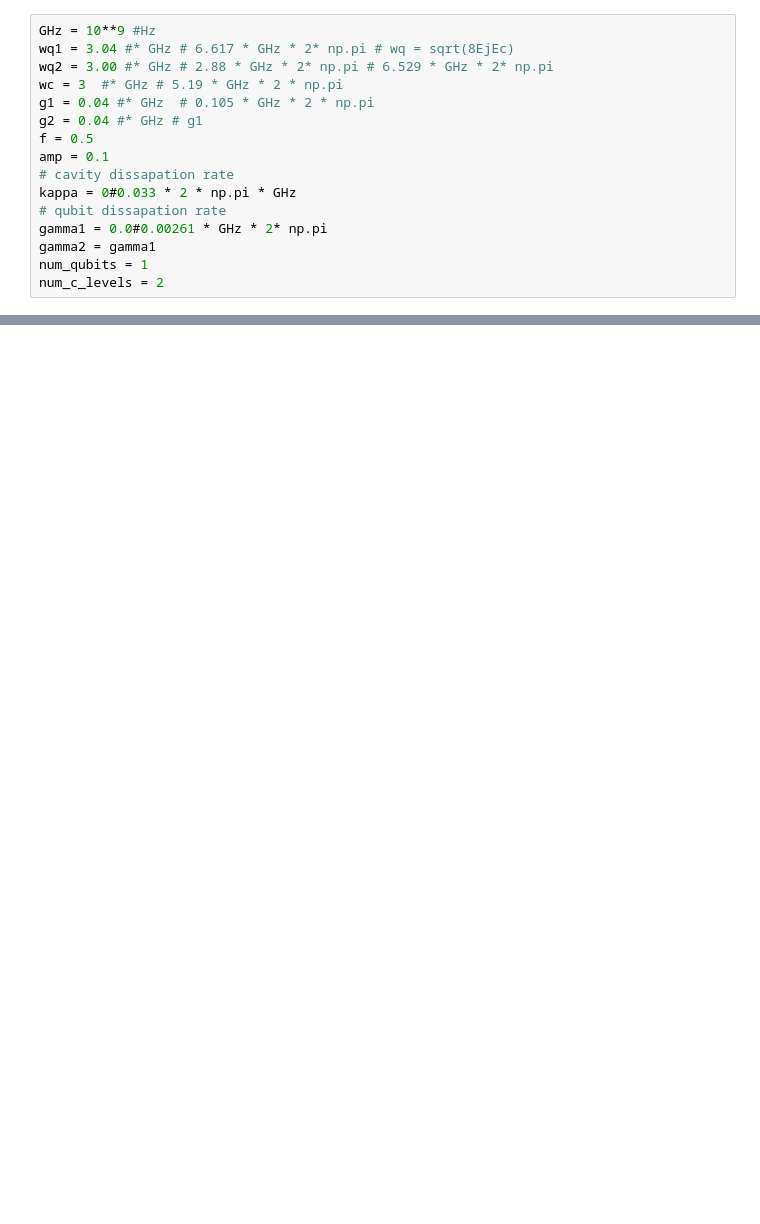
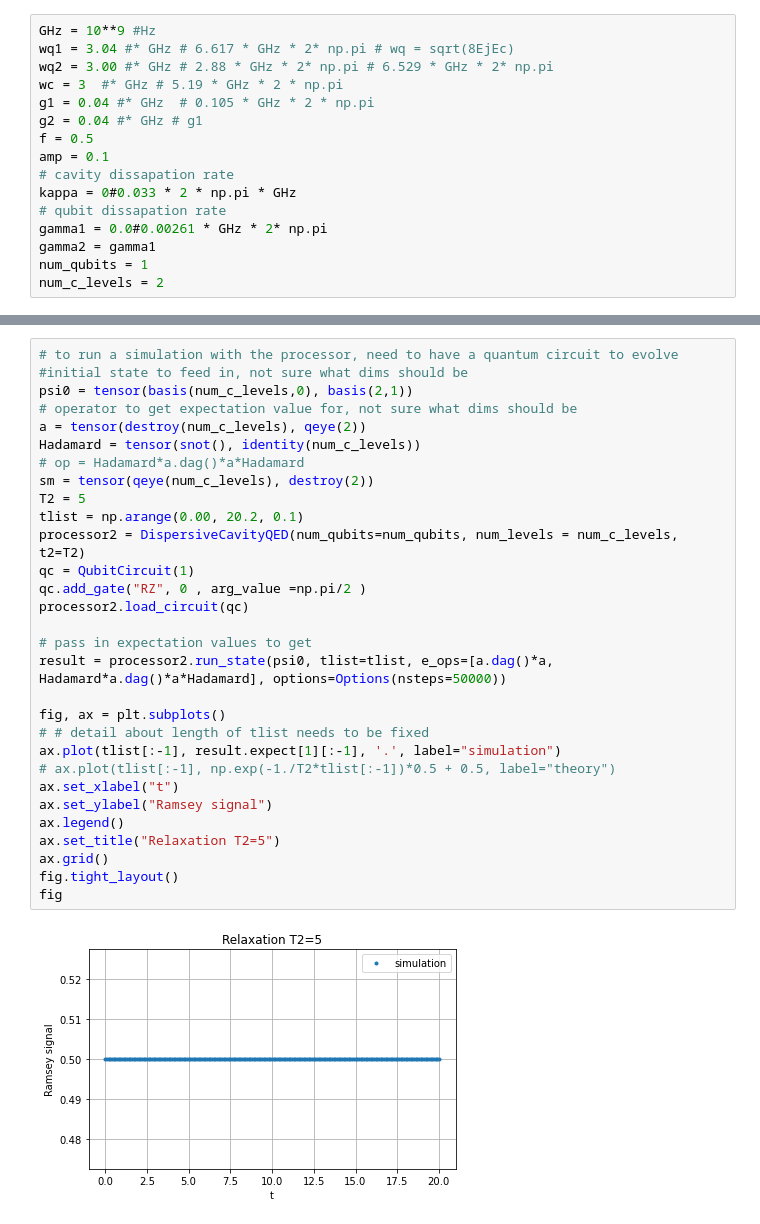
Before and after one commit to acatspirit/Fermilab2022, a Jupyter notebook: processor2Qubit.ipynb, the cells around one changed output, grey strips where cells are left out. Saved outputs shown, nothing was run; the diff lists cells and outputs as text; blank space fills up the shorter version.

```diff
--- a/processor2Qubit.ipynb
+++ b/processor2Qubit.ipynb
@@ -167,0 +107,32 @@ fig.show()
+# %%
+# to run a simulation with the processor, need to have a quantum circuit to evolve
+#initial state to feed in, not sure what dims should be
+psi0 = tensor(basis(num_c_levels,0), basis(2,1))
+# operator to get expectation value for, not sure what dims should be
+a = tensor(destroy(num_c_levels), qeye(2))
+Hadamard = tensor(snot(), identity(num_c_levels))
+# op = Hadamard*a.dag()*a*Hadamard
+sm = tensor(qeye(num_c_levels), destroy(2))
+T2 = 5
+tlist = np.arange(0.00, 20.2, 0.1)
+processor2 = DispersiveCavityQED(num_qubits=num_qubits, num_levels = num_c_levels, t2=T2)
+qc = QubitCircuit(1)
+qc.add_gate("RZ", 0 , arg_value =np.pi/2 )
+processor2.load_circuit(qc)
+
+# pass in expectation values to get
+result = processor2.run_state(psi0, tlist=tlist, e_ops=[a.dag()*a, Hadamard*a.dag()*a*Hadamard], options=Options(nsteps=50000))
+
+fig, ax = plt.subplots()
+# # detail about length of tlist needs to be fixed
+ax.plot(tlist[:-1], result.expect[1][:-1], '.', label="simulation")
+# ax.plot(tlist[:-1], np.exp(-1./T2*tlist[:-1])*0.5 + 0.5, label="theory")
+ax.set_xlabel("t")
+ax.set_ylabel("Ramsey signal")
+ax.legend()
+ax.set_title("Relaxation T2=5")
+ax.grid()
+fig.tight_layout()
+fig
+# %% [output]
+[figure, added]
```
Also changed, not shown: parts of 8 cells of this notebook.
